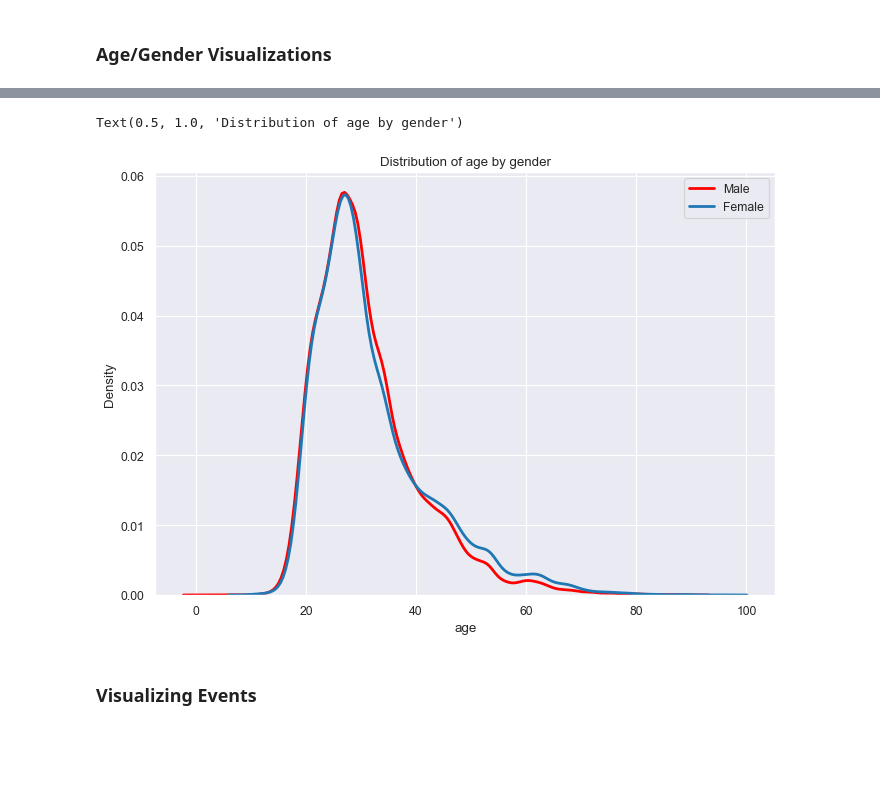
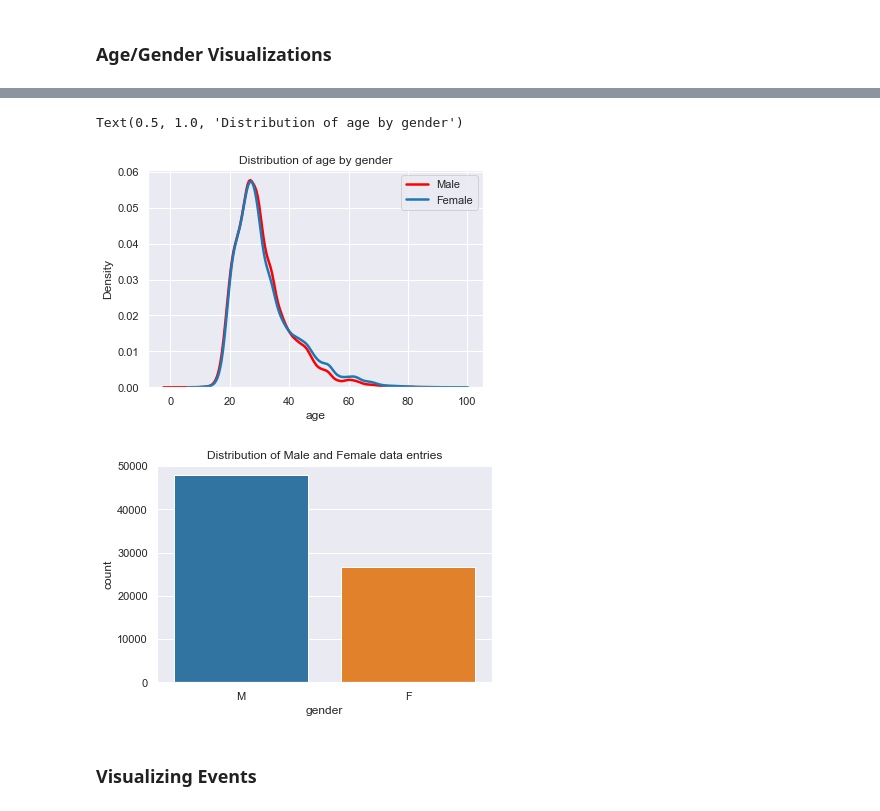
Before and after one commit to thaaaarun/dsc265finalproject, a Jupyter notebook: eda.ipynb, the cells around one changed output, grey strips where cells are left out. Saved outputs shown, nothing was run; the diff lists cells and outputs as text; code cells hidden in the pictures; blank space fills up the shorter version.

```diff
--- a/eda.ipynb
+++ b/eda.ipynb
@@ -67,16 +66,21 @@ Text(0.5, 1.0, 'Distribution of age overall')
 # %%
 # Distribution of Age by Gender
 # ax = sns.displot(gender_age_train, x="age", col="gender", stat="density")
-plt.figure(figsize=(10,7), dpi= 80)
 male = gender_age_train.loc[gender_age_train.gender=='M', 'age']
 female = gender_age_train.loc[gender_age_train.gender=='F', 'age']
 ax = sns.kdeplot(male, color='r', label='Male')
 ax = sns.kdeplot(female, label='Female')
 plt.legend()
 plt.title('Distribution of age by gender')
 # %% [output]
 Text(0.5, 1.0, 'Distribution of age by gender')
-[figure, old version]
+[figure, new version]
+# %%
+# plot a bar chart of how many there are for Male and Female
+sns.countplot(data=gender_age_train, x='gender')
+plt.title('Distribution of Male and Female data entries')
+# %% [output]
+[figure, added]
 # %% [markdown]
 ### Visualizing Events
 # %%
```
Also changed, not shown: parts of 7 cells of this notebook, 4 other files.
